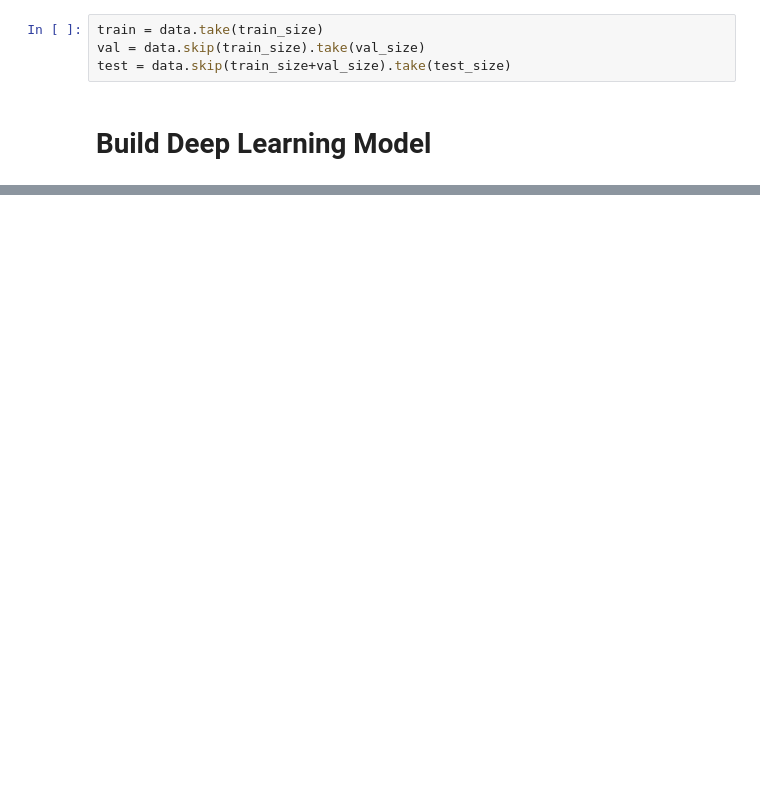
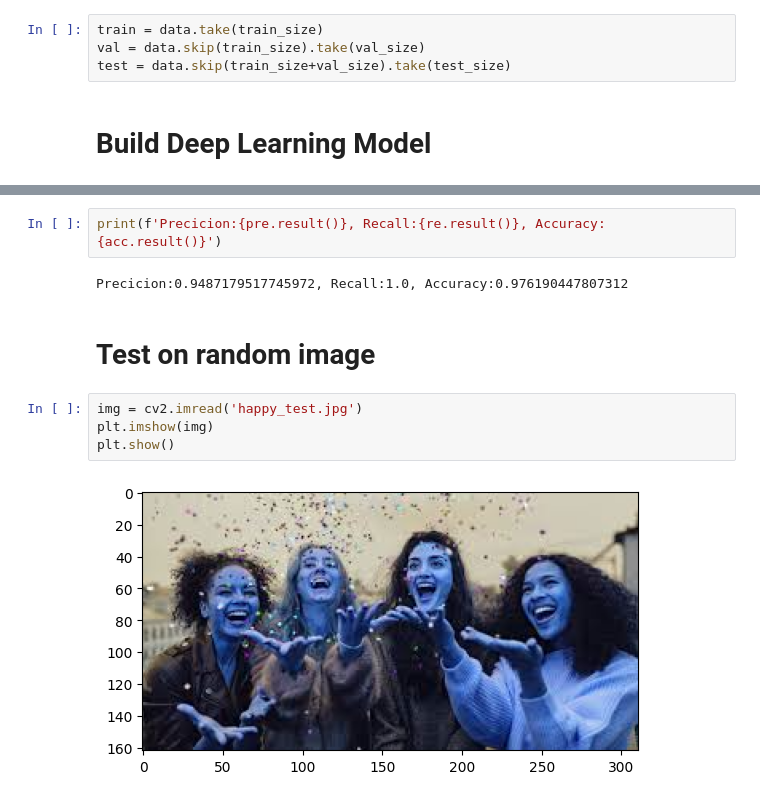
Before and after one commit to girishgautam/cnn_image_classifier, a Jupyter notebook: image_classifier.ipynb, the cells around one changed output, grey strips where cells are left out. Saved outputs shown, nothing was run; the diff lists cells and outputs as text; blank space fills up the shorter version.

```diff
--- a/image_classifier.ipynb
+++ b/image_classifier.ipynb
@@ -135,0 +243,12 @@ test = data.skip(train_size+val_size).take(test_size)
+# %%
+print(f'Precicion:{pre.result()}, Recall:{re.result()}, Accuracy:{acc.result()}')
+# %% [output]
+Precicion:0.9487179517745972, Recall:1.0, Accuracy:0.976190447807312
+# %% [markdown]
+# Test on random image
+# %%
+img = cv2.imread('happy_test.jpg')
+plt.imshow(img)
+plt.show()
+# %% [output]
+[figure, added]
```
Also changed, not shown: parts of 31 cells of this notebook, 2 other files.
